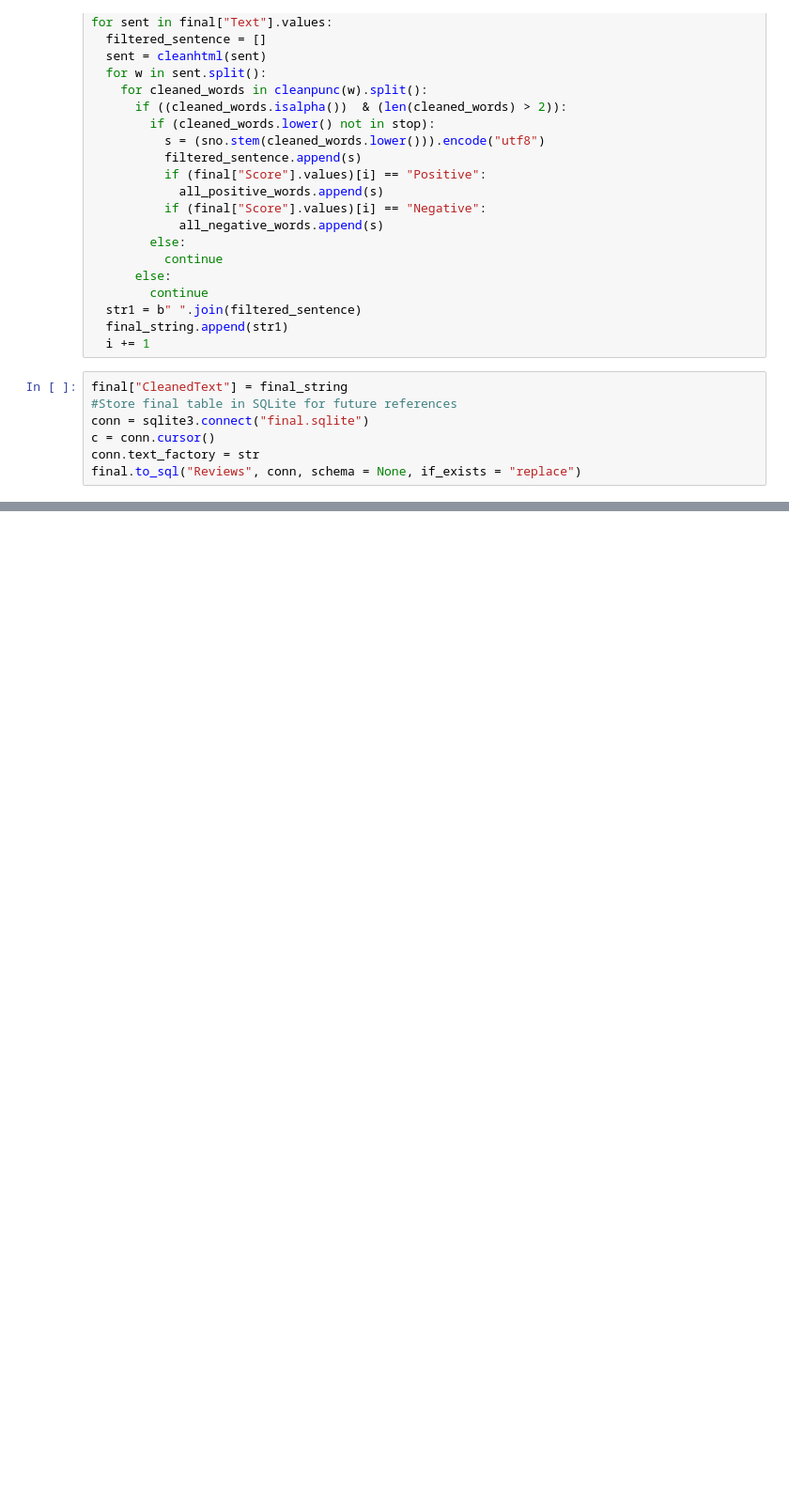
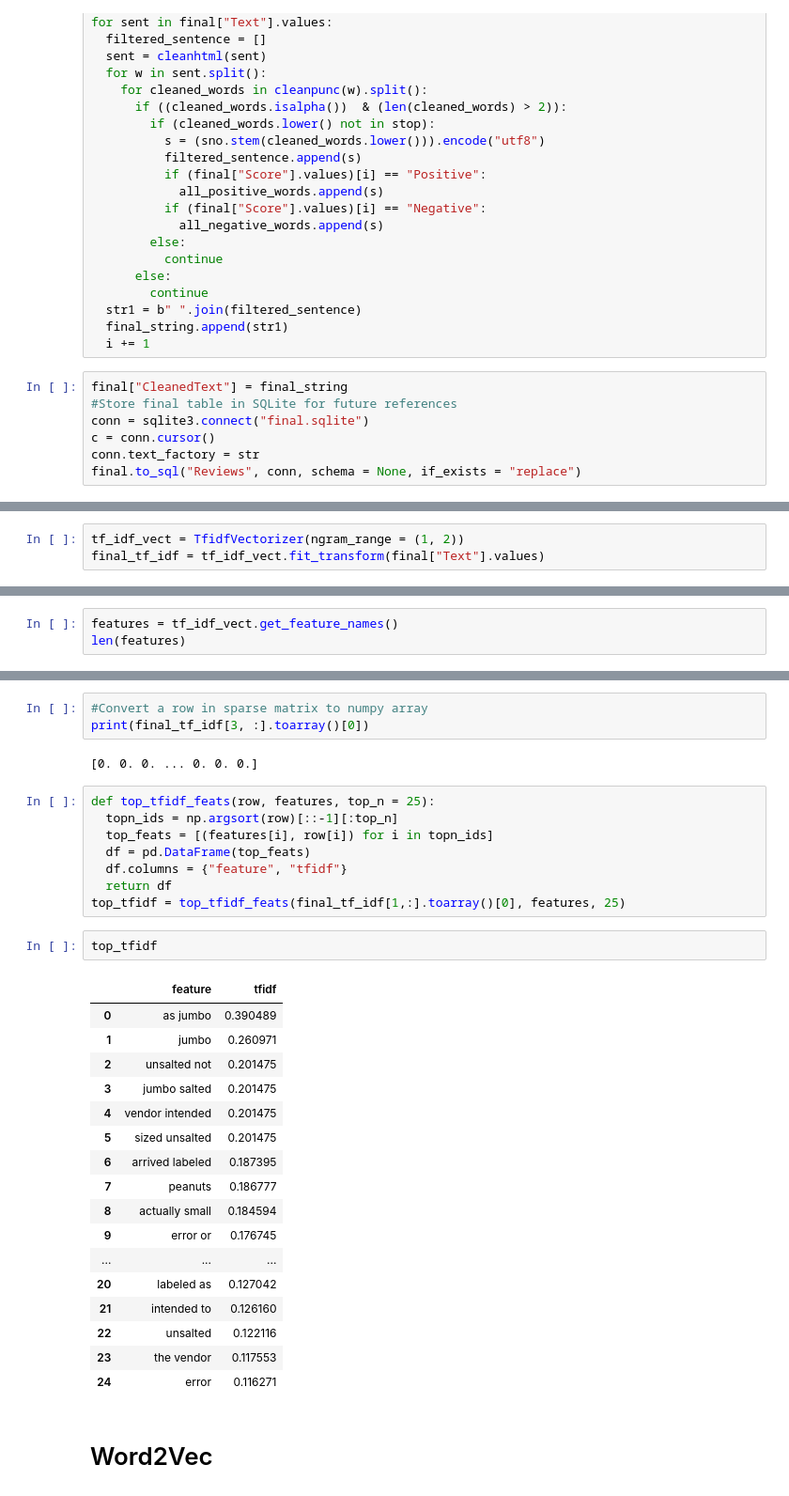
Before and after one commit to tanzeyl/Self-Study, a Jupyter notebook: Amazon_Fine_Food_Reviews.ipynb, the cells around one changed output, grey strips where cells are left out. Shown at 94% size. Cells and saved outputs as stored; diff of their text form; blank space fills up the shorter version.

```diff
--- a/Amazon_Fine_Food_Reviews.ipynb
+++ b/Amazon_Fine_Food_Reviews.ipynb
@@ -157,0 +173,3 @@ final.head()
+# %%
+tf_idf_vect = TfidfVectorizer(ngram_range = (1, 2))
+final_tf_idf = tf_idf_vect.fit_transform(final["Text"].values)
@@ -157,0 +180,3 @@ final.head()
+# %%
+features = tf_idf_vect.get_feature_names()
+len(features)
@@ -157,0 +198,35 @@ final.head()
+# %%
+#Convert a row in sparse matrix to numpy array
+print(final_tf_idf[3, :].toarray()[0])
+# %% [output]
+[0. 0. 0. ... 0. 0. 0.]
+# %%
+def top_tfidf_feats(row, features, top_n = 25):
+  topn_ids = np.argsort(row)[::-1][:top_n]
+  top_feats = [(features[i], row[i]) for i in topn_ids]
+  df = pd.DataFrame(top_feats)
+  df.columns = {"feature", "tfidf"}
+  return df
+top_tfidf = top_tfidf_feats(final_tf_idf[1,:].toarray()[0], features, 25)
+# %%
+top_tfidf
+# %% [output]
+|  | feature | tfidf |
+| 0 | as jumbo | 0.390489 |
+| 1 | jumbo | 0.260971 |
+| 2 | unsalted not | 0.201475 |
+| 3 | jumbo salted | 0.201475 |
+| 4 | vendor intended | 0.201475 |
+| 5 | sized unsalted | 0.201475 |
+| 6 | arrived labeled | 0.187395 |
+| 7 | peanuts | 0.186777 |
+| 8 | actually small | 0.184594 |
+| 9 | error or | 0.176745 |
+| ... | ... | ... |
+| 20 | labeled as | 0.127042 |
+| 21 | intended to | 0.126160 |
+| 22 | unsalted | 0.122116 |
+| 23 | the vendor | 0.117553 |
+| 24 | error | 0.116271 |
+# %% [markdown]
+# Word2Vec
```
Also changed, not shown: parts of 11 cells of this notebook.
